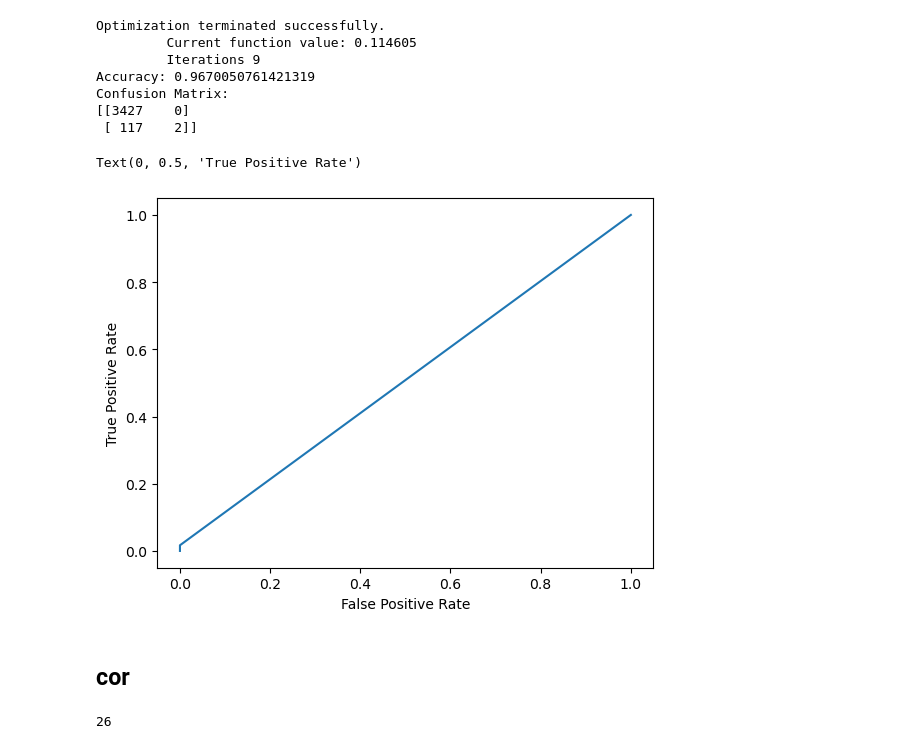
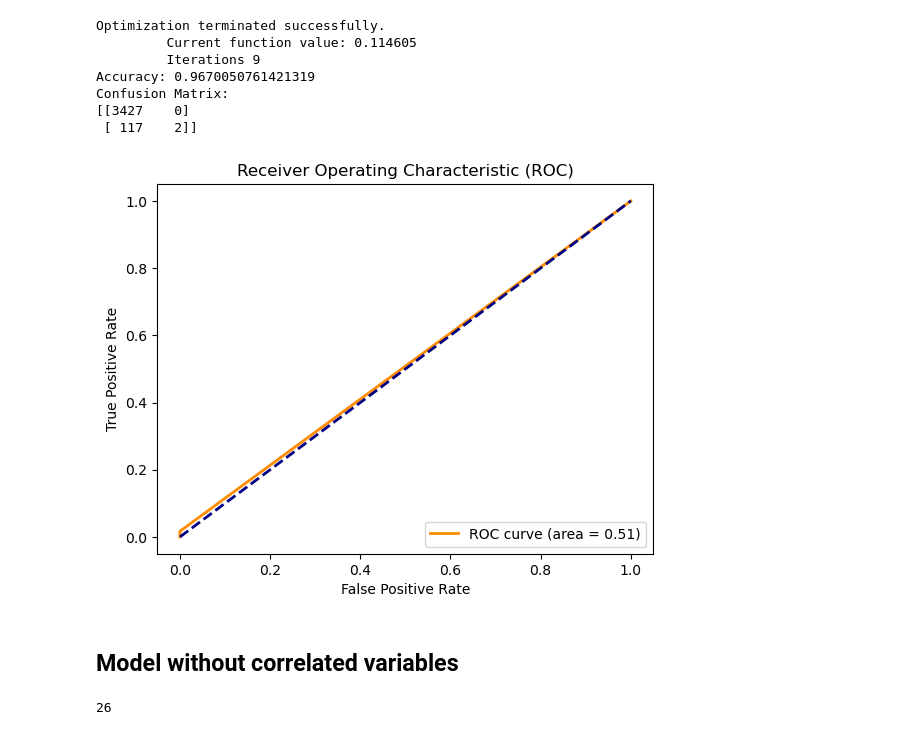
Before and after one commit to Jagodno/Pre-selection-Assignment, a Jupyter notebook: jupyter_notebooks/logistic_regression.ipynb, the cells around one changed output. Cells and saved outputs as stored; diff of their text form; code cells hidden in the pictures.

```diff
--- a/jupyter_notebooks/logistic_regression.ipynb
+++ b/jupyter_notebooks/logistic_regression.ipynb
@@ -95,11 +85,6 @@ Confusion Matrix:
  [ 117    2]]
 # %%
 fpr, tpr, thresholds = roc_curve(y_val, y_pred)
-plt.plot(fpr, tpr)
-plt.xlabel('False Positive Rate')
-plt.ylabel('True Positive Rate')
+plot_roc(fpr, tpr)
 # %% [output]
-Text(0, 0.5, 'True Positive Rate')
-[figure, old version]
+[figure, new version]
-# %% [markdown]
-## cor
@@ -122,0 +91,2 @@ selected_features = [col for col in X_train.columns if col not in highly_correla
+# %% [markdown]
+## Model without correlated variables
```
Also changed, not shown: parts of 17 cells of this notebook, 4 other files.
